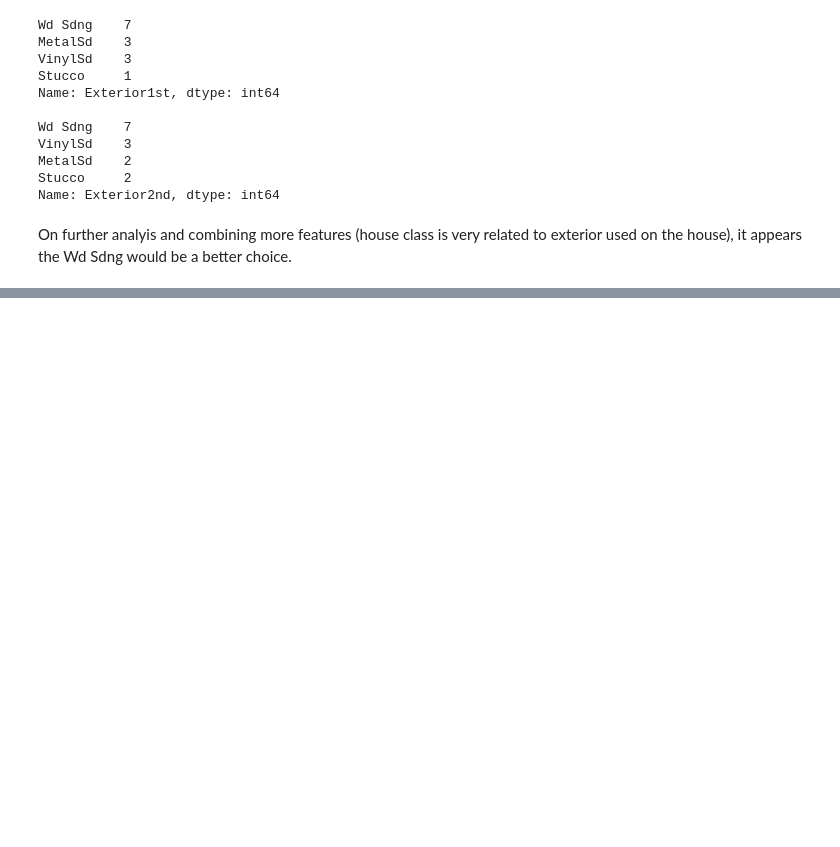
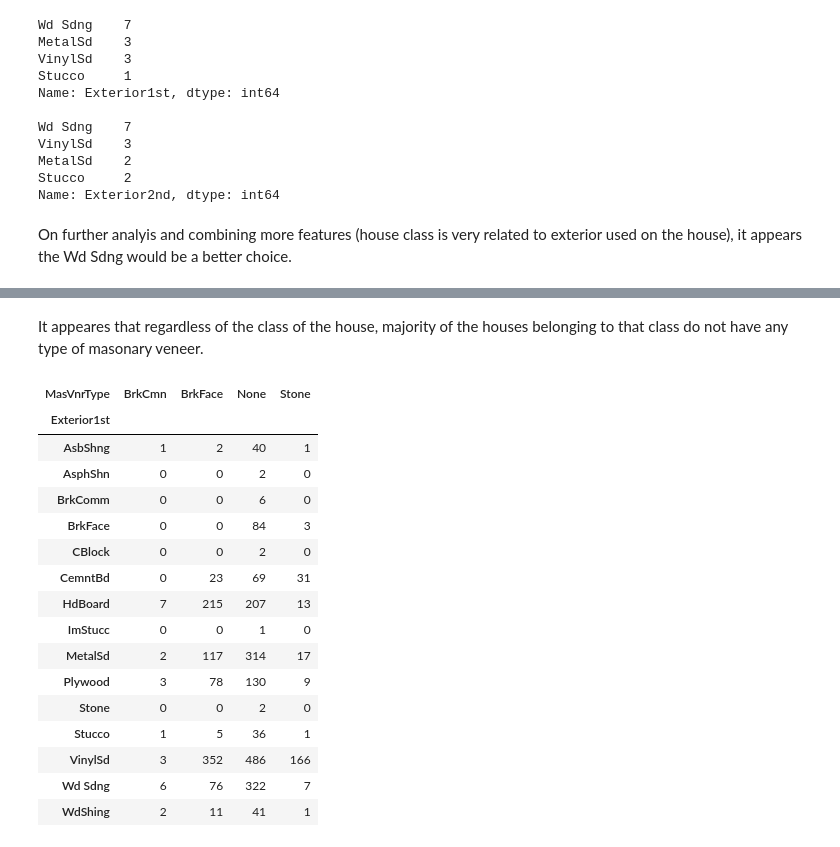
Before and after one commit to AnirudhAchal/Housing-Prices, a Jupyter notebook: Notebooks/Housing Prices .ipynb, the cells around one changed output, grey strips where cells are left out. Cells and saved outputs as stored; diff of their text form; code cells hidden in the pictures; blank space fills up the shorter version.

```diff
--- a/Notebooks/Housing Prices .ipynb
+++ b/Notebooks/Housing Prices .ipynb
@@ -800,0 +878,23 @@ Name: Exterior2nd, dtype: int64
+# %% [markdown]
+It appeares that regardless of the class of the house, majority of the houses belonging to that class do not have any type of masonary veneer.
+# %%
+# Crosstab between Housing Exterior and MasVnrType
+pd.crosstab(df['Exterior1st'], df['MasVnrType'])
+# %% [output]
+| MasVnrType | BrkCmn | BrkFace | None | Stone |
+| Exterior1st |  |  |  |  |
+| AsbShng | 1 | 2 | 40 | 1 |
+| AsphShn | 0 | 0 | 2 | 0 |
+| BrkComm | 0 | 0 | 6 | 0 |
+| BrkFace | 0 | 0 | 84 | 3 |
+| CBlock | 0 | 0 | 2 | 0 |
+| CemntBd | 0 | 23 | 69 | 31 |
+| HdBoard | 7 | 215 | 207 | 13 |
+| ImStucc | 0 | 0 | 1 | 0 |
+| MetalSd | 2 | 117 | 314 | 17 |
+| Plywood | 3 | 78 | 130 | 9 |
+| Stone | 0 | 0 | 2 | 0 |
+| Stucco | 1 | 5 | 36 | 1 |
+| VinylSd | 3 | 352 | 486 | 166 |
+| Wd Sdng | 6 | 76 | 322 | 7 |
+| WdShing | 2 | 11 | 41 | 1 |
```
Also changed, not shown: parts of 15 cells of this notebook.
